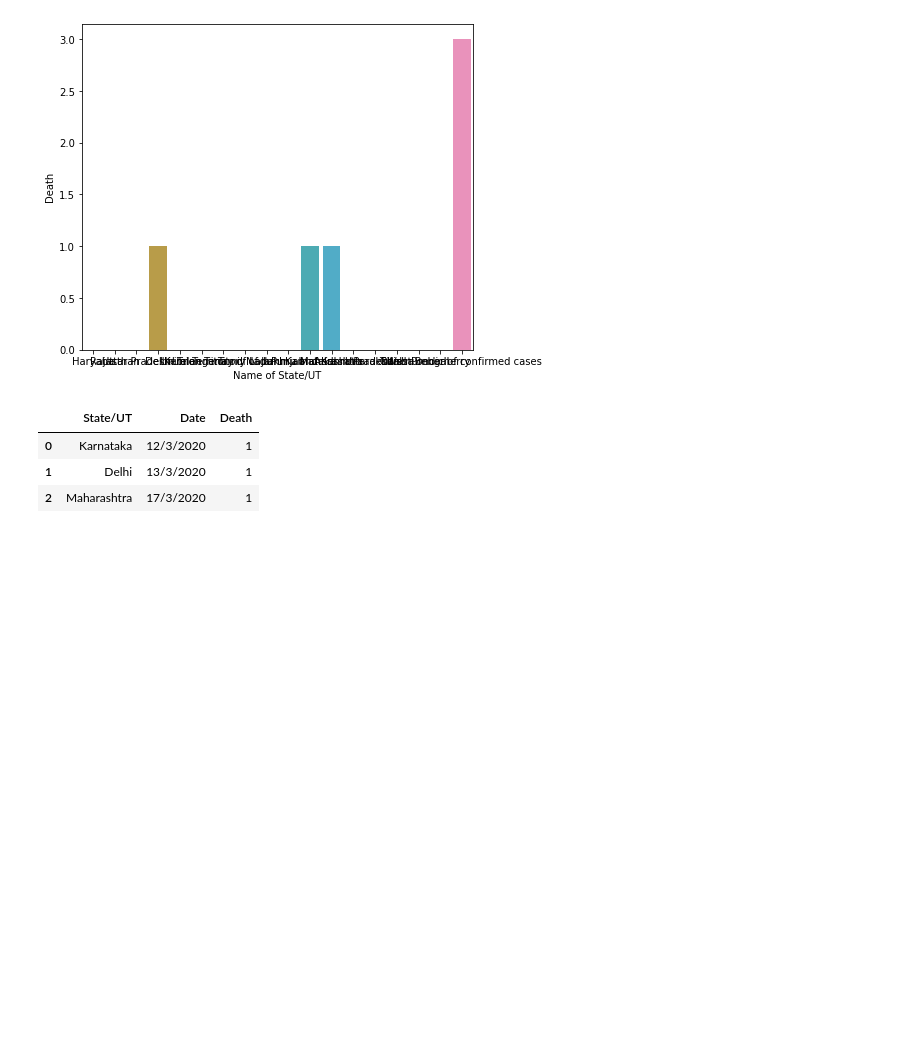
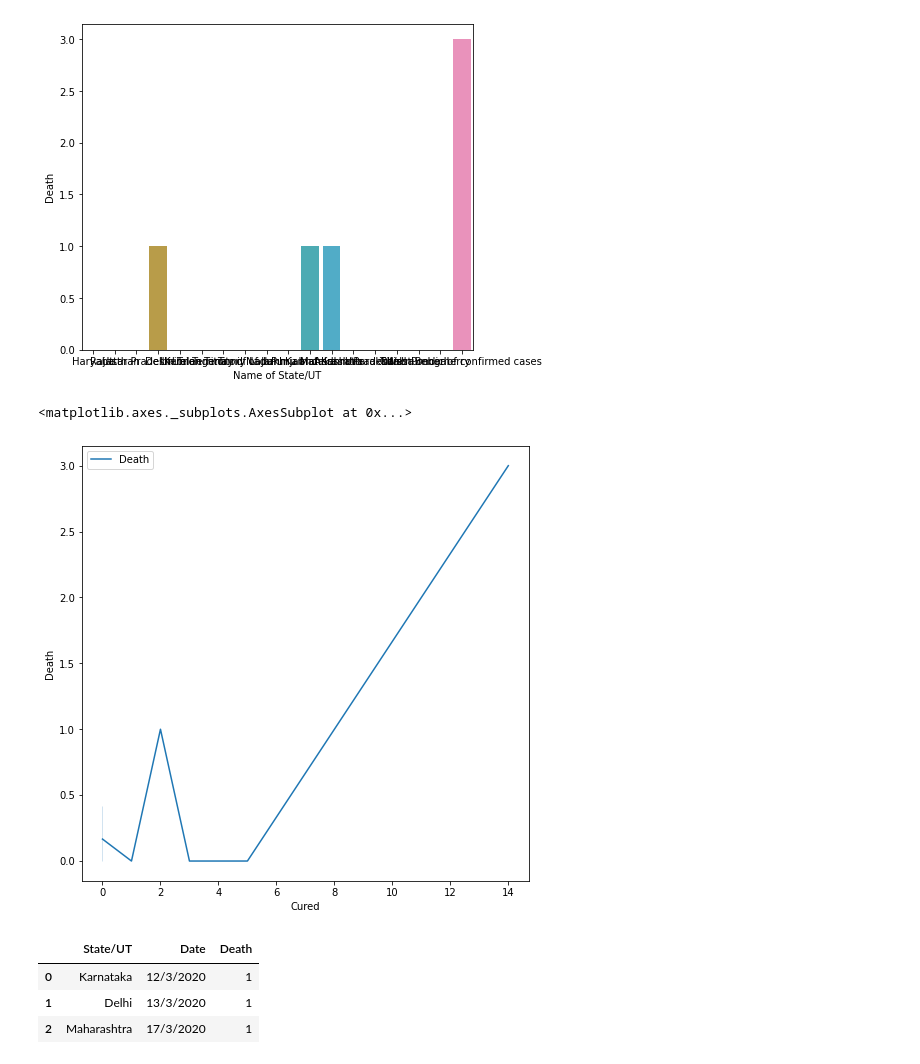
Before and after one commit to GazalaSayyad/COVID19-India-data-visualization, a Jupyter notebook: CoV_INdia.ipynb, the cells around one changed output. Cells and saved outputs as stored; diff of their text form; code cells hidden in the pictures; blank space fills up the shorter version.

Commit message:
date and death visualization

```diff
--- a/CoV_INdia.ipynb
+++ b/CoV_INdia.ipynb
@@ -50,6 +50,12 @@ plt.xlabel("Name of State/UT")
 # %% [output]
 Text(0.5, 0, 'Name of State/UT')
 [figure]
+# %%
+plt.figure(figsize = (8, 8))
+sns.lineplot(x="Cured", y="Death", data=data1, label='Death')
+# %% [output]
+<matplotlib.axes._subplots.AxesSubplot at 0x...>
+[figure, added]
 # %%
 data2 = pd.read_csv('death time series.csv')
 data2
```
Also changed, not shown: parts of 1 cell of this notebook.
